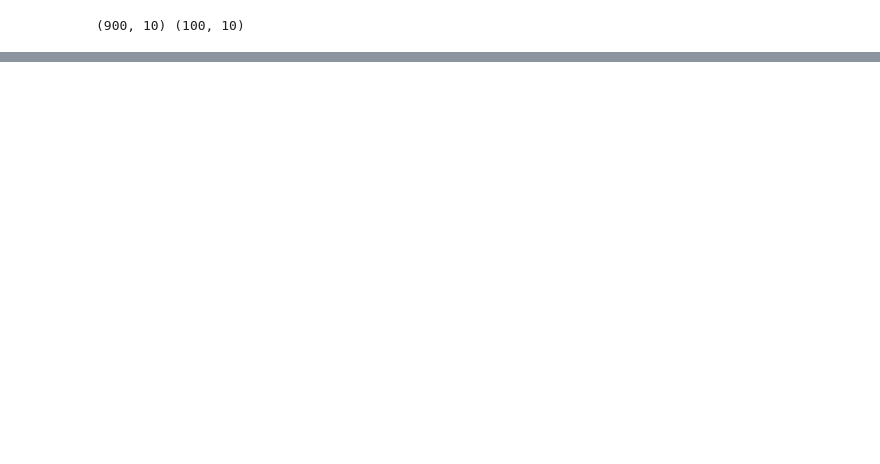
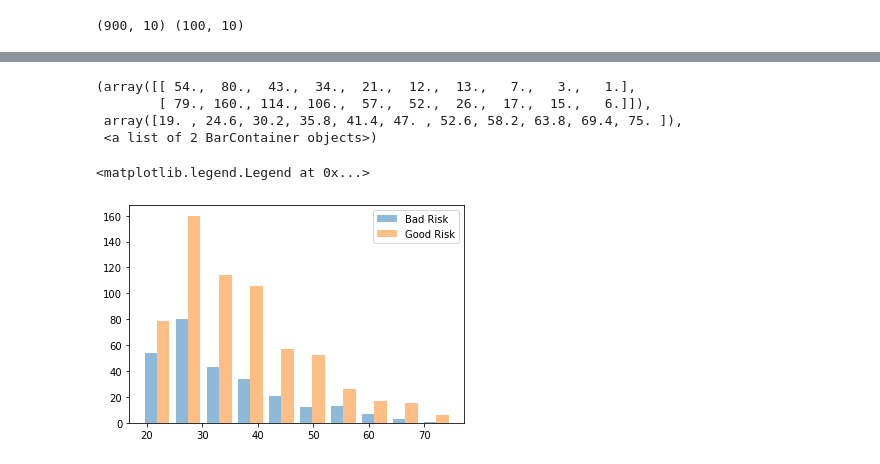
Before and after one commit to mostofa-ahsan/Credit_Risk_Proj, a Jupyter notebook: Data_Cleaning_&_EDA.ipynb, the cells around one changed output, grey strips where cells are left out. Drawn from its saved outputs; the diff is of its cells as text; code cells hidden in the pictures; blank space fills up the shorter version.

```diff
--- a/Data_Cleaning_&_EDA.ipynb
+++ b/Data_Cleaning_&_EDA.ipynb
@@ -217,0 +445,11 @@ instances of Duration greater than 3 sigma (56.87747206299391 cutoff) are 13
+# %%
+
+plt.hist([df_train.loc[df_train['Risk'] == 0, 'Age'].values, df_train.loc[df_train['Risk'] == 1, 'Age'].values], alpha=0.5, label=['Bad Risk', 'Good Risk'])
+plt.legend(loc='upper right')
+# %% [output]
+(array([[ 54.,  80.,  43.,  34.,  21.,  12.,  13.,   7.,   3.,   1.],
+        [ 79., 160., 114., 106.,  57.,  52.,  26.,  17.,  15.,   6.]]),
+ array([19. , 24.6, 30.2, 35.8, 41.4, 47. , 52.6, 58.2, 63.8, 69.4, 75. ]),
+ <a list of 2 BarContainer objects>)
+<matplotlib.legend.Legend at 0x...>
+[figure, added]
```
Also changed, not shown: parts of 70 cells of this notebook, 3 other files.
